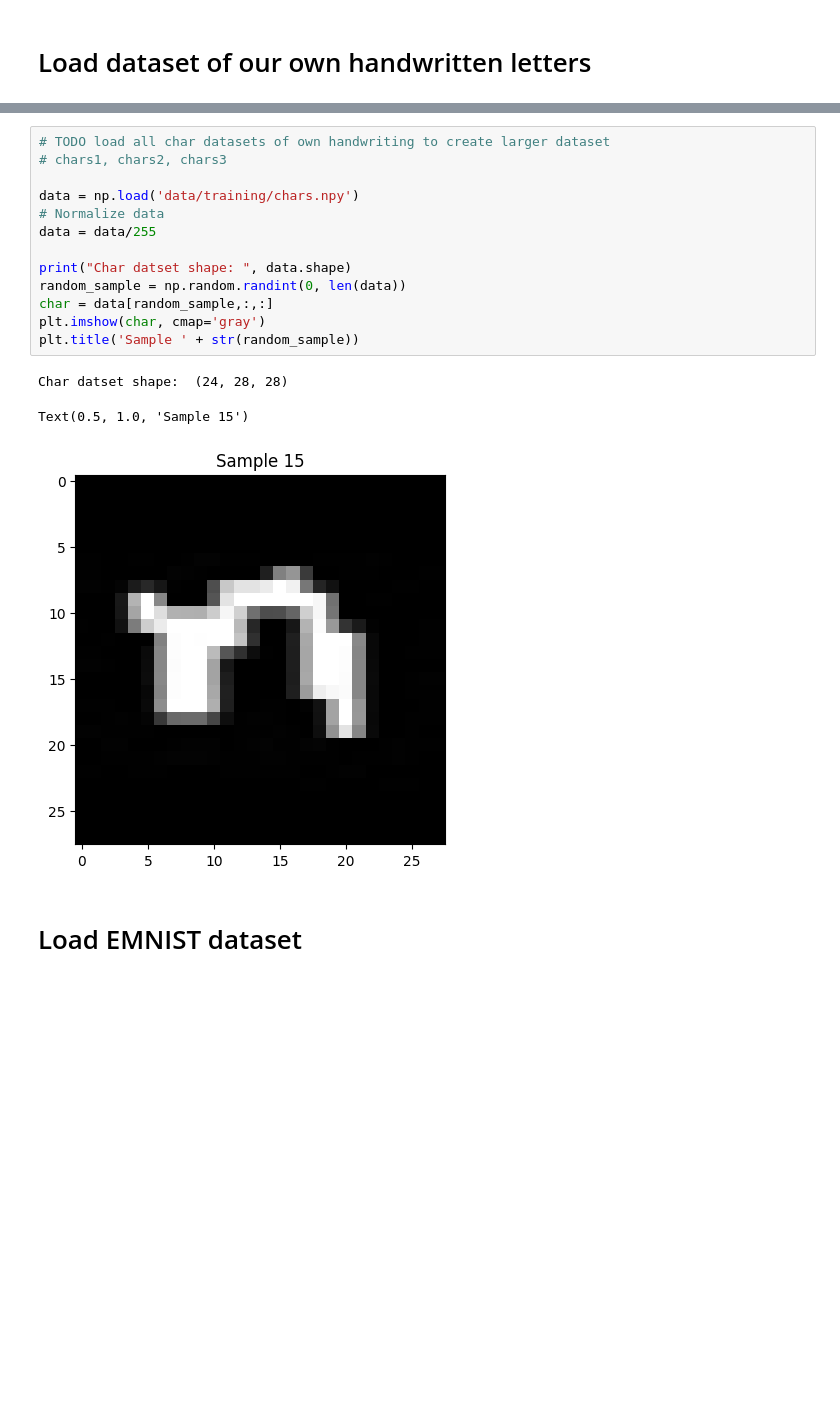
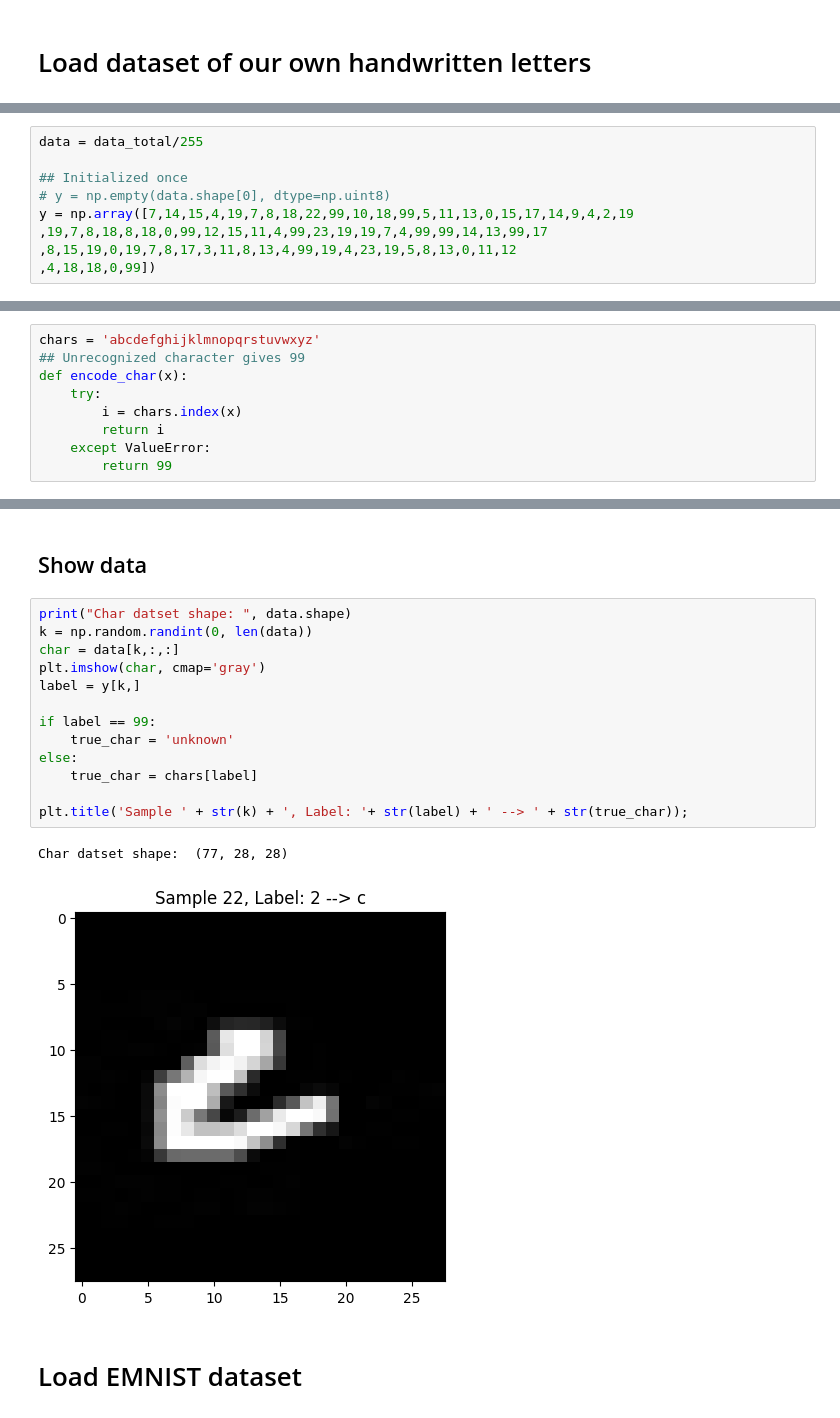
Before and after one commit to YuqinGuan/EITP40-finalProject, a Jupyter notebook: pre_training.ipynb, the cells around one changed output, grey strips where cells are left out. Saved outputs shown, nothing was run; the diff lists cells and outputs as text; blank space fills up the shorter version.

Commit message:
created labels for concatenated dataset

```diff
--- a/pre_training.ipynb
+++ b/pre_training.ipynb
@@ -6,0 +22,9 @@ import scipy.io
+# %%
+data = data_total/255
+
+## Initialized once
+# y = np.empty(data.shape[0], dtype=np.uint8)
+y = np.array([7,14,15,4,19,7,8,18,22,99,10,18,99,5,11,13,0,15,17,14,9,4,2,19
+,19,7,8,18,8,18,0,99,12,15,11,4,99,23,19,19,7,4,99,99,14,13,99,17
+,8,15,19,0,19,7,8,17,3,11,8,13,4,99,19,4,23,19,5,8,13,0,11,12
+,4,18,18,0,99])
@@ -6,0 +33,9 @@ import scipy.io
+# %%
+chars = 'abcdefghijklmnopqrstuvwxyz'
+## Unrecognized character gives 99
+def encode_char(x):
+    try:
+        i = chars.index(x)
+        return i
+    except ValueError:
+        return 99
@@ -7,20 +59,21 @@ import scipy.io
+# %% [markdown]
+## Show data
 # %%
-# TODO load all char datasets of own handwriting to create larger dataset
-# chars1, chars2, chars3
+print("Char datset shape: ", data.shape)
+k = np.random.randint(0, len(data))
+char = data[k,:,:]
+plt.imshow(char, cmap='gray')
+label = y[k,]
 
-data = np.load('data/training/chars.npy')
-# Normalize data
-data = data/255
+if label == 99:
+    true_char = 'unknown'
+else:
+    true_char = chars[label]
 
-print("Char datset shape: ", data.shape)
-random_sample = np.random.randint(0, len(data))
-char = data[random_sample,:,:]
-plt.imshow(char, cmap='gray')
-plt.title('Sample ' + str(random_sample))
+plt.title('Sample ' + str(k) + ', Label: '+ str(label) + ' --> ' + str(true_char));
 # %% [output]
-Char datset shape:  (24, 28, 28)
+Char datset shape:  (77, 28, 28)
-Text(0.5, 1.0, 'Sample 15')
-[figure, old version]
+[figure, new version]
 # %% [markdown]
 # Load EMNIST dataset
 # %%
```
Also changed, not shown: parts of 7 cells of this notebook, 4 other files.
